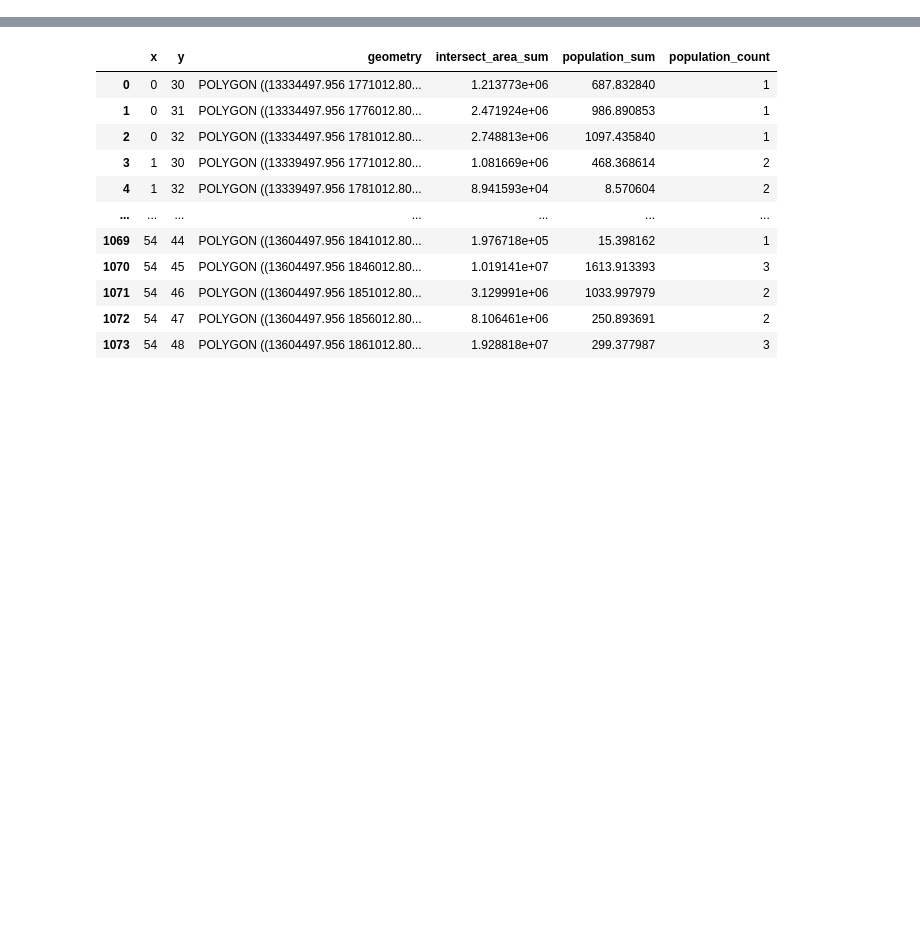
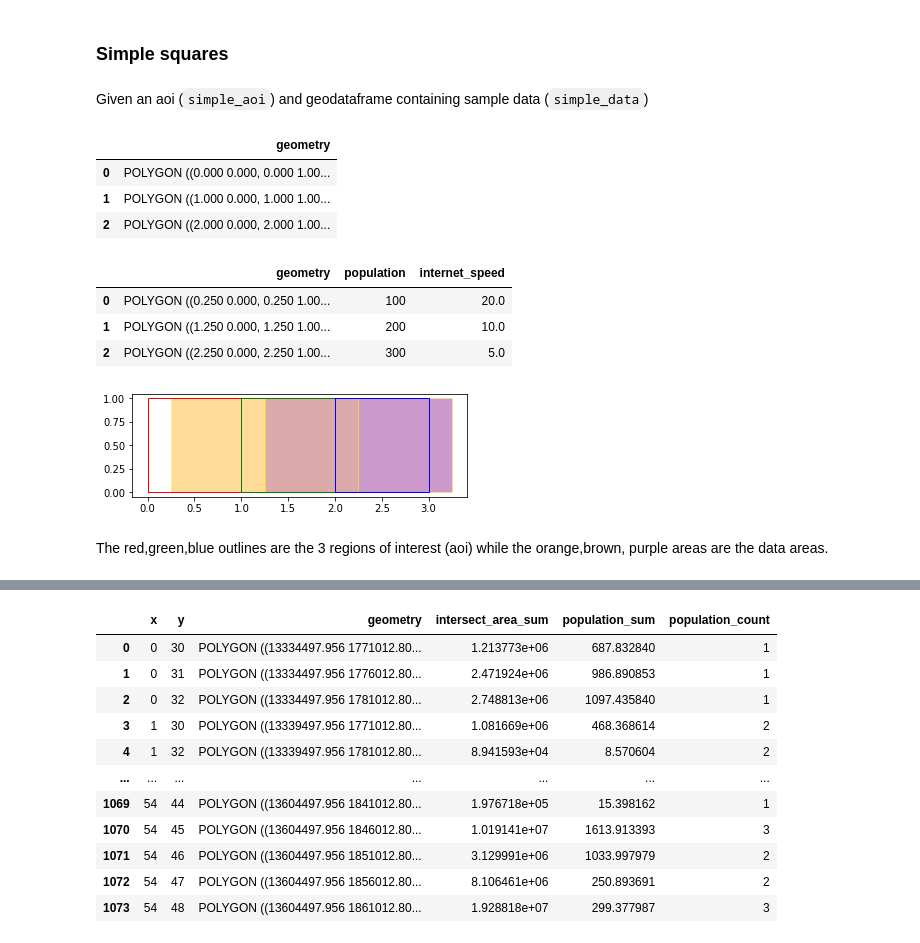
Before and after one commit to thinkingmachines/geowrangler, a Jupyter notebook: notebooks/04_area_zonal_stats.ipynb, the cells around one changed output, grey strips where cells are left out. Saved outputs shown, nothing was run; the diff lists cells and outputs as text; code cells hidden in the pictures; blank space fills up the shorter version.

```diff
--- a/notebooks/04_area_zonal_stats.ipynb
+++ b/notebooks/04_area_zonal_stats.ipynb
@@ -319,0 +342,2 @@ def create_area_zonal_stats(
+# %% [markdown]
+### Simple squares
@@ -319,0 +385,30 @@ def create_area_zonal_stats(
+# %%
+# hide
+simple_aoi = make_df(3, 1, has_internet=False, has_population=False, offset_x=0.0)
+simple_data = make_df(3, 1)
+# %% [markdown]
+Given an aoi (`simple_aoi`) and geodataframe containing sample data (`simple_data`)
+# %%
+simple_aoi
+# %% [output]
+|  | geometry |
+| 0 | POLYGON ((0.000 0.000, 0.000 1.00... |
+| 1 | POLYGON ((1.000 0.000, 1.000 1.00... |
+| 2 | POLYGON ((2.000 0.000, 2.000 1.00... |
+# %%
+simple_data
+# %% [output]
+|  | geometry | population | internet_speed |
+| 0 | POLYGON ((0.250 0.000, 0.250 1.00... | 100 | 20.0 |
+| 1 | POLYGON ((1.250 0.000, 1.250 1.00... | 200 | 10.0 |
+| 2 | POLYGON ((2.250 0.000, 2.250 1.00... | 300 | 5.0 |
+# %%
+ax = plt.axes()
+ax = simple_data.plot(
+    ax=ax, color=["orange", "brown", "purple"], edgecolor="yellow", alpha=0.4
+)
+ax = simple_aoi.plot(ax=ax, facecolor="none", edgecolor=["r", "g", "b"])
+# %% [output]
+[figure, added]
+# %% [markdown]
+The red,green,blue outlines are the 3 regions of interest (aoi) while the orange,brown, purple areas are the data areas.
```
Also changed, not shown: parts of 35 cells of this notebook.
